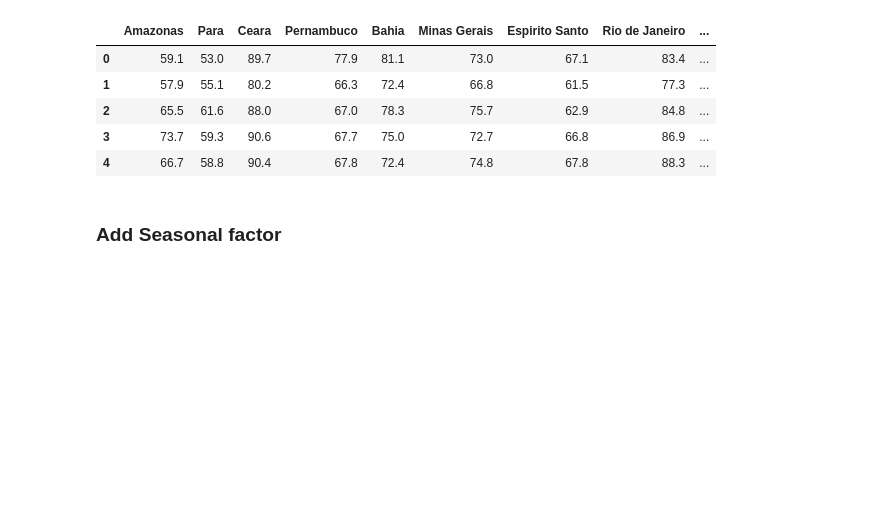
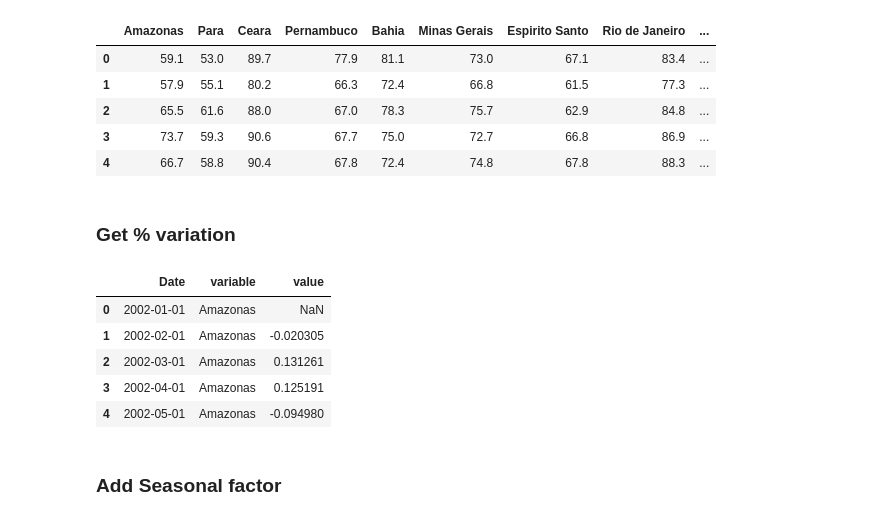
Before and after one commit to SandorTucakov/IBC_BR, a Jupyter notebook: PIN.ipynb, the cells around one changed output. Cells and saved outputs as stored; diff of their text form; code cells hidden in the pictures; blank space fills up the shorter version.

```diff
--- a/PIN.ipynb
+++ b/PIN.ipynb
@@ -91,3 +91,5 @@ dataset.head()
 | 2 | 65.5 | 61.6 | 88.0 | 67.0 | 78.3 | 75.7 | 62.9 | 84.8 | ... |
 | 3 | 73.7 | 59.3 | 90.6 | 67.7 | 75.0 | 72.7 | 66.8 | 86.9 | ... |
 | 4 | 66.7 | 58.8 | 90.4 | 67.8 | 72.4 | 74.8 | 67.8 | 88.3 | ... |
+# %% [markdown]
+### Get % variation
@@ -94,5 +98,13 @@ dataset.head()
 # %%
 dataset = pd.melt(dataset.groupby('Date').sum().reset_index(),id_vars='Date')
+dataset.head()
+# %% [output]
+|  | Date | variable | value |
+| 0 | 2002-01-01 | Amazonas | NaN |
+| 1 | 2002-02-01 | Amazonas | -0.020305 |
+| 2 | 2002-03-01 | Amazonas | 0.131261 |
+| 3 | 2002-04-01 | Amazonas | 0.125191 |
+| 4 | 2002-05-01 | Amazonas | -0.094980 |
 # %% [markdown]
 ### Add Seasonal factor
 # %%
```
Also changed, not shown: parts of 13 cells of this notebook.
